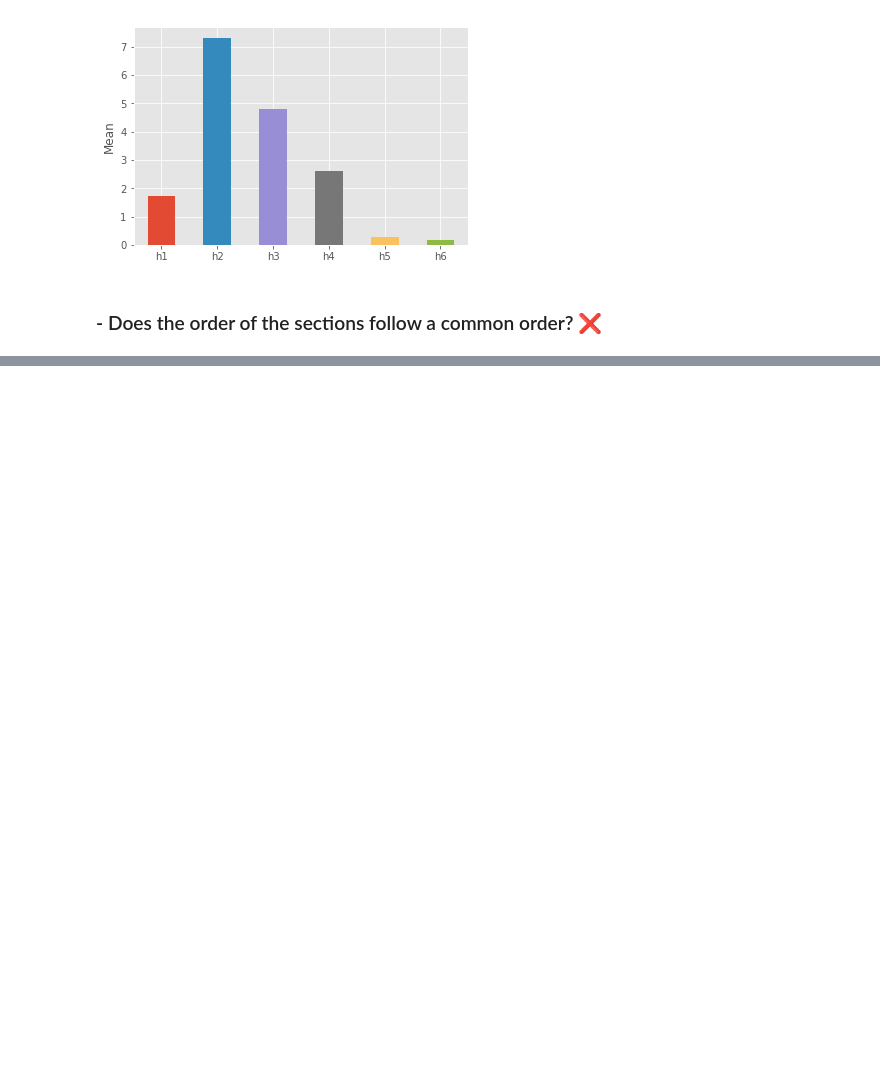
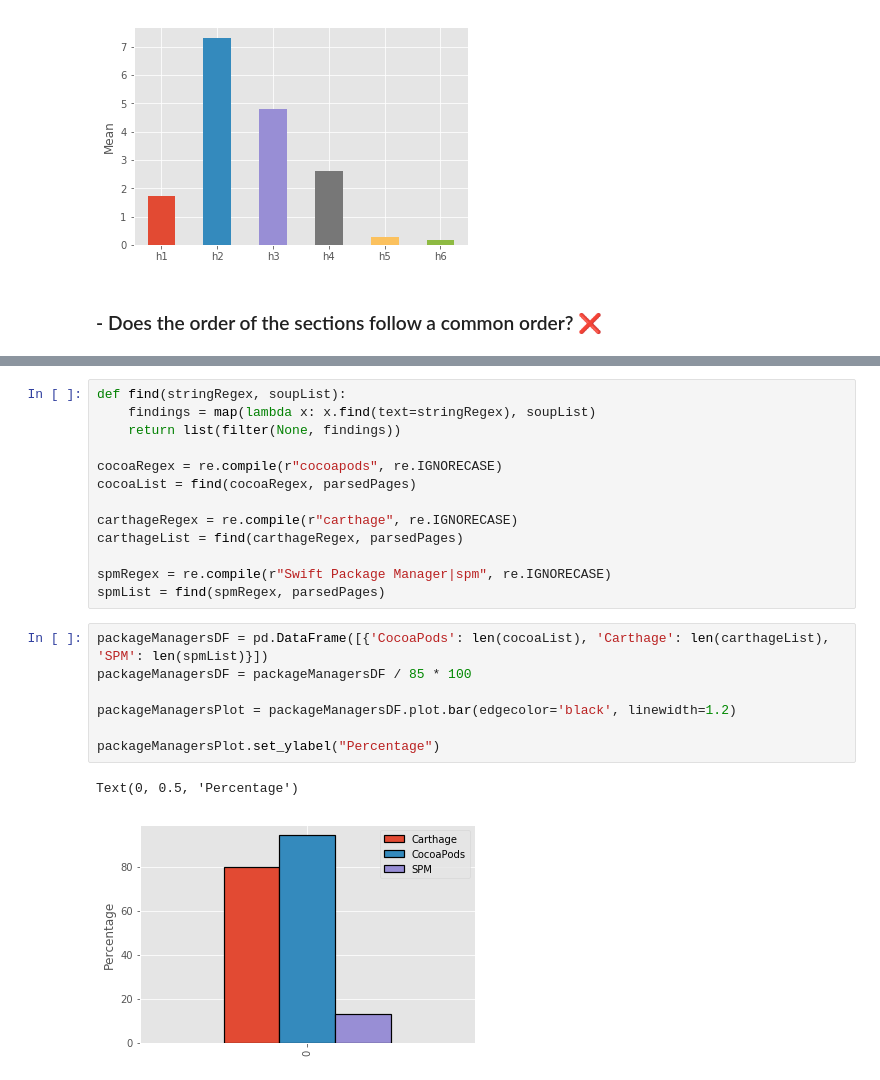
Before and after one commit to hpbl/2018-2-projeto-bubads, a Jupyter notebook: Notebooks/Analysis.ipynb, the cells around one changed output, grey strips where cells are left out. Drawn from its saved outputs; the diff is of its cells as text; blank space fills up the shorter version.

Commit message:
Adding package management analysis

```diff
--- a/Notebooks/Analysis.ipynb
+++ b/Notebooks/Analysis.ipynb
@@ -145,0 +150,23 @@ for tick in headersMeanPlot.get_xticklabels():
+# %%
+def find(stringRegex, soupList):
+    findings = map(lambda x: x.find(text=stringRegex), soupList)
+    return list(filter(None, findings))
+
+cocoaRegex = re.compile(r"cocoapods", re.IGNORECASE)
+cocoaList = find(cocoaRegex, parsedPages)
+
+carthageRegex = re.compile(r"carthage", re.IGNORECASE)
+carthageList = find(carthageRegex, parsedPages)
+
+spmRegex = re.compile(r"Swift Package Manager|spm", re.IGNORECASE)
+spmList = find(spmRegex, parsedPages)
+# %%
+packageManagersDF = pd.DataFrame([{'CocoaPods': len(cocoaList), 'Carthage': len(carthageList), 'SPM': len(spmList)}])
+packageManagersDF = packageManagersDF / 85 * 100
+
+packageManagersPlot = packageManagersDF.plot.bar(edgecolor='black', linewidth=1.2)
+
+packageManagersPlot.set_ylabel("Percentage")
+# %% [output]
+Text(0, 0.5, 'Percentage')
+[figure, added]
```
Also changed, not shown: parts of 1 cell of this notebook.
